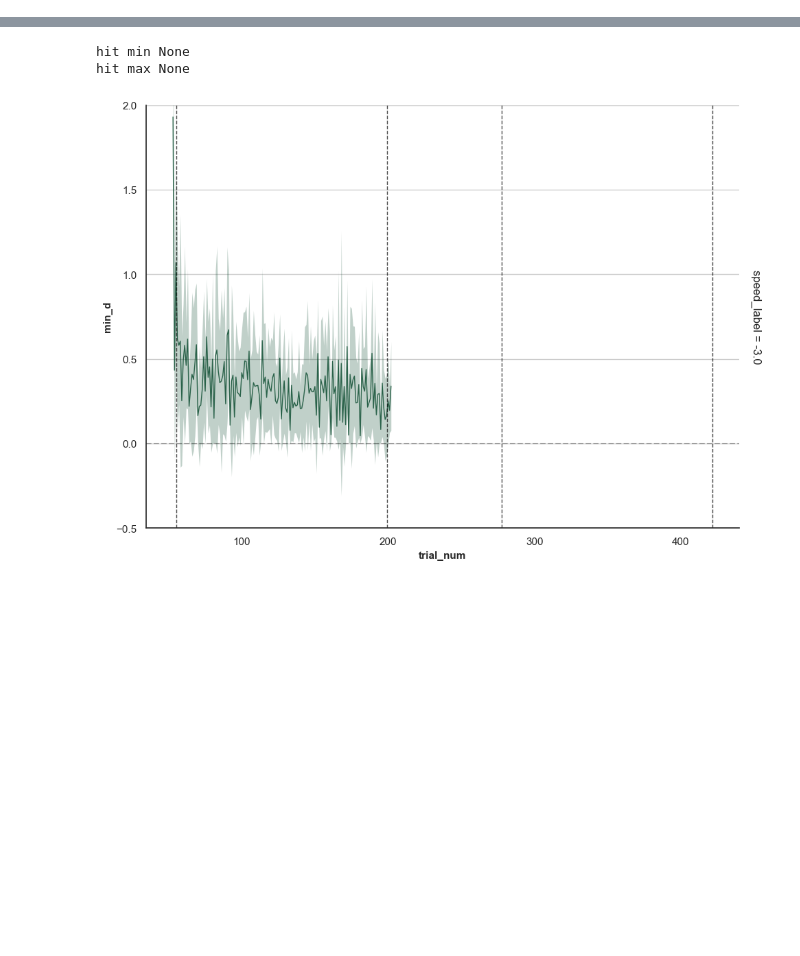
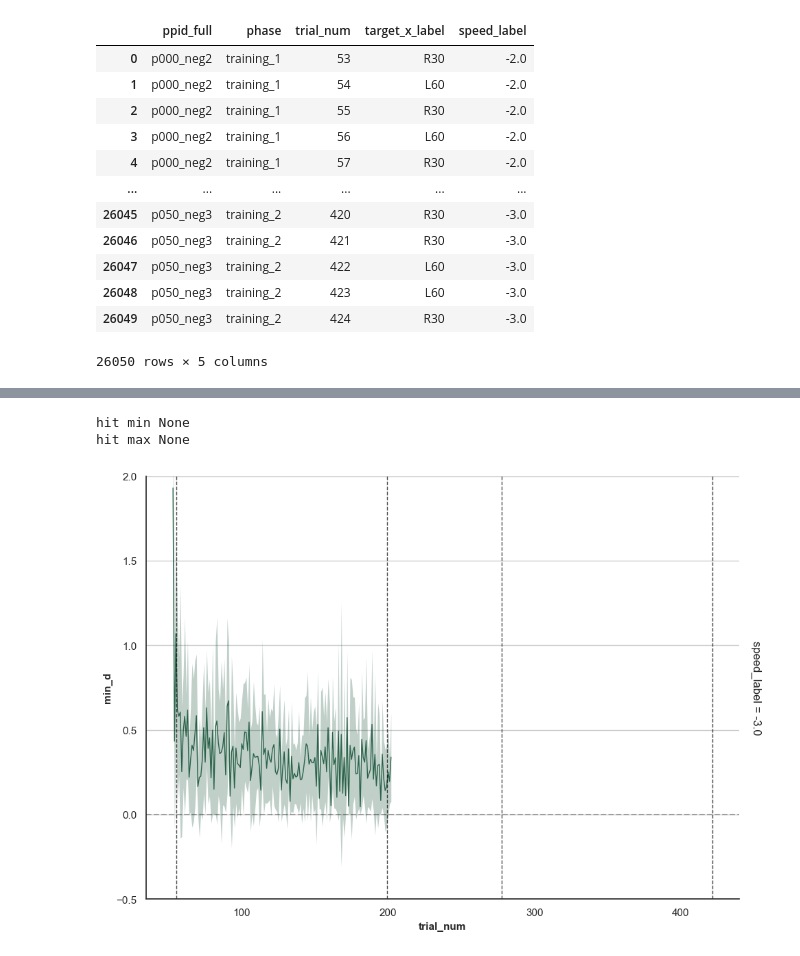
Before and after one commit to jacobjb02/vr-motor-adaptation-notebooks, a Jupyter notebook: Notebook/mahalanobis.ipynb, the cells around one changed output, grey strips where cells are left out. Saved outputs shown, nothing was run; the diff lists cells and outputs as text; code cells hidden in the pictures; blank space fills up the shorter version.

```diff
--- a/Notebook/mahalanobis.ipynb
+++ b/Notebook/mahalanobis.ipynb
@@ -51,0 +175,16 @@ pandas.core.series.Series
+# %%
+df_phases
+# %% [output]
+|  | ppid_full | phase | trial_num | target_x_label | speed_label |
+| 0 | p000_neg2 | training_1 | 53 | R30 | -2.0 |
+| 1 | p000_neg2 | training_1 | 54 | L60 | -2.0 |
+| 2 | p000_neg2 | training_1 | 55 | R30 | -2.0 |
+| 3 | p000_neg2 | training_1 | 56 | L60 | -2.0 |
+| 4 | p000_neg2 | training_1 | 57 | R30 | -2.0 |
+| ... | ... | ... | ... | ... | ... |
+| 26045 | p050_neg3 | training_2 | 420 | R30 | -3.0 |
+| 26046 | p050_neg3 | training_2 | 421 | R30 | -3.0 |
+| 26047 | p050_neg3 | training_2 | 422 | L60 | -3.0 |
+| 26048 | p050_neg3 | training_2 | 423 | L60 | -3.0 |
+| 26049 | p050_neg3 | training_2 | 424 | R30 | -3.0 |
+26050 rows × 5 columns
```
Also changed, not shown: parts of 14 cells of this notebook, 1 other file.
